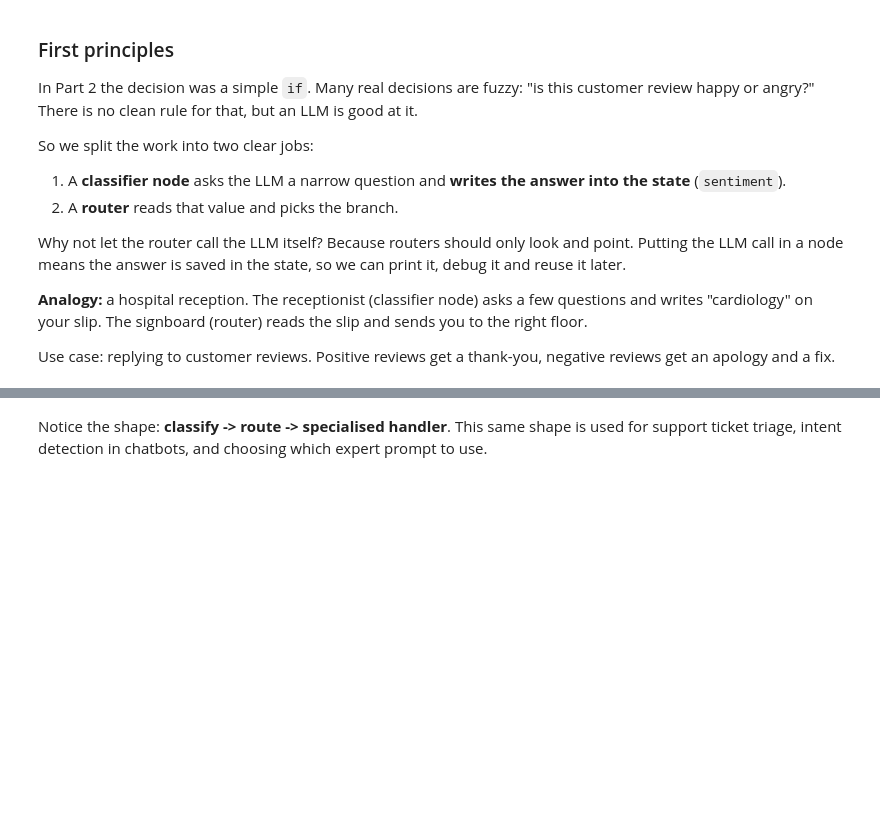
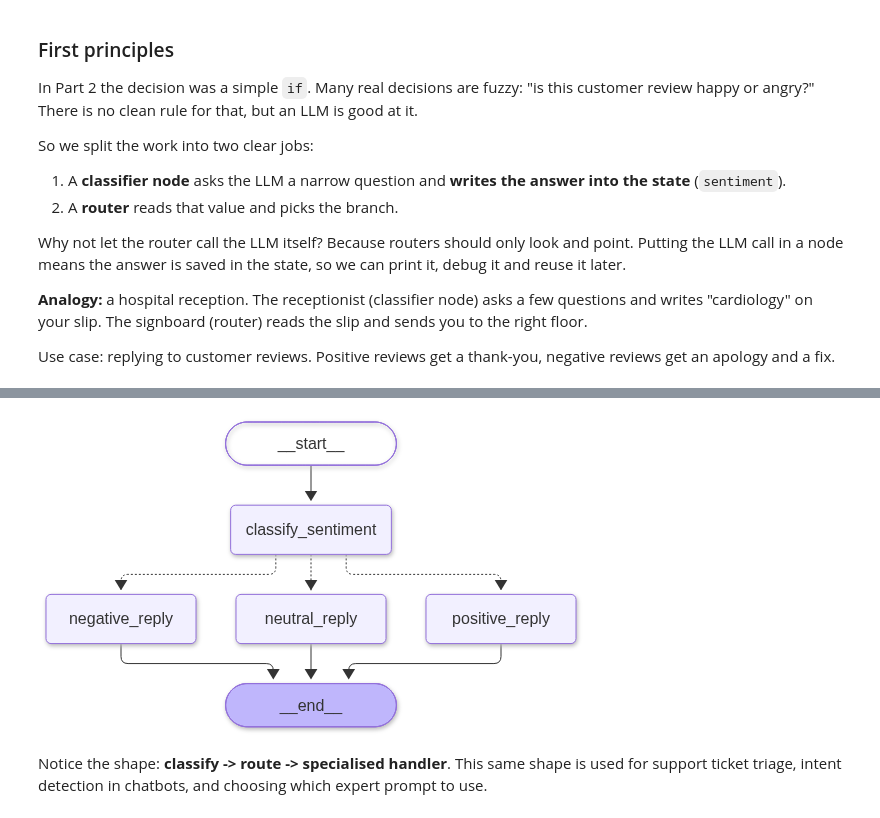
Before and after one commit to AdityaThakare72/MITU_post_hf_oct, a Jupyter notebook: Lang-graph-basics/4_langgraph_reducers_routing_parallel_memory_hitl.ipynb, the cells around one changed output, grey strips where cells are left out. Saved outputs shown, nothing was run; the diff lists cells and outputs as text; code cells hidden in the pictures; blank space fills up the shorter version.

```diff
--- a/Lang-graph-basics/4_langgraph_reducers_routing_parallel_memory_hitl.ipynb
+++ b/Lang-graph-basics/4_langgraph_reducers_routing_parallel_memory_hitl.ipynb
@@ -30,7 +30,7 @@ Everything in this notebook (loops, parallel work, memory, human approval) is ju
 # %pip install -U langgraph langchain langchain-openrouter langchain-google-genai langchain-openai python-dotenv
 # %%
 # ===================== SETUP: run this cell first =====================
-PROVIDER = "gemini"    # "openrouter", "gemini" or "openai"
+PROVIDER = "openrouter"    # "openrouter", "gemini" or "openai"
 MODEL = ""                 # leave empty to use the default model below
 
 import os
@@ -399,3 +498,84 @@ for r in reviews:
+# %%
+class ReviewState(TypedDict):
+    review: str
+    sentiment: str     # filled by the classifier node
+    reply: str         # filled by whichever branch runs
+
+
+# ---- Node 1: ask the LLM a narrow question, store the answer in the state ----
+def classify_sentiment(state: ReviewState):
+    prompt = (
+        "Classify the sentiment of this customer review. "
+        "Answer with exactly one word: positive, neutral or negative.\n\n"
+        f"Review: {state['review']}"
+    )
+    answer = llm.invoke(prompt).content.strip().lower()
+
+    # LLMs sometimes add punctuation or extra words, so we normalise the answer
+    if "negative" in answer:
+        sentiment = "negative"
+    elif 'neutral' in answer:
+        sentiment = "neutral"
+    else:
+        sentiment = "positive"
+    return {"sentiment": sentiment}
+
+
+# ---- Router: reads the label and points to a branch ----
+def route_by_sentiment(state: ReviewState) -> str:
+
+    sent = state["sentiment"]
+
+    if sent == "positive":
+        route = "positive_reply"
+    elif sent == "neutral":
+        route = "neutral_reply"
+    else:
+        route = "negative_reply"
+
+    return route
+
+# ---- Branch A ----
+def positive_reply(state: ReviewState):
+    prompt = f"Write a short, warm thank-you reply (2 sentences) to this review:\n{state['review']}"
+    return {"reply": llm.invoke(prompt).content}
+
+
+# ---- Branch B ----
+def negative_reply(state: ReviewState):
+    prompt = (
+        "Write a short, polite reply (3 sentences) to this unhappy customer. "
+        "Apologise, address the specific problem, and offer a next step.\n"
+        f"Review: {state['review']}"
+    )
+    return {"reply": llm.invoke(prompt).content}
+
+# -------- Branch C ----------
+def neutral_reply(state: ReviewState):
+    prompt = (
+        "Write a short, polite reply (3 sentences) to this neutral customer. "
+        "offer or suggest a next step if applicable.\n"
+        f"Review: {state['review']}"
+    )
+    return {"reply": llm.invoke(prompt).content}
+
+
+builder = StateGraph(ReviewState)
+builder.add_node("classify_sentiment", classify_sentiment)
+builder.add_node("positive_reply", positive_reply)
+builder.add_node("negative_reply", negative_reply)
+builder.add_node("neutral_reply", neutral_reply)
+
+builder.add_edge(START, "classify_sentiment")
+builder.add_conditional_edges("classify_sentiment", route_by_sentiment, ["positive_reply", "negative_reply", "neutral_reply"])
+builder.add_edge("positive_reply", END)
+builder.add_edge("negative_reply", END)
+builder.add_edge("neutral_reply", END)
+
+review_app = builder.compile()
+show_graph(review_app)
+# %% [output]
+[figure, added]
 # %% [markdown]
 Notice the shape: **classify -> route -> specialised handler**. This same shape is used for support ticket triage, intent detection in chatbots, and choosing which expert prompt to use.
 # %% [markdown]
```
Also changed, not shown: parts of 34 cells of this notebook, 3 other files.
